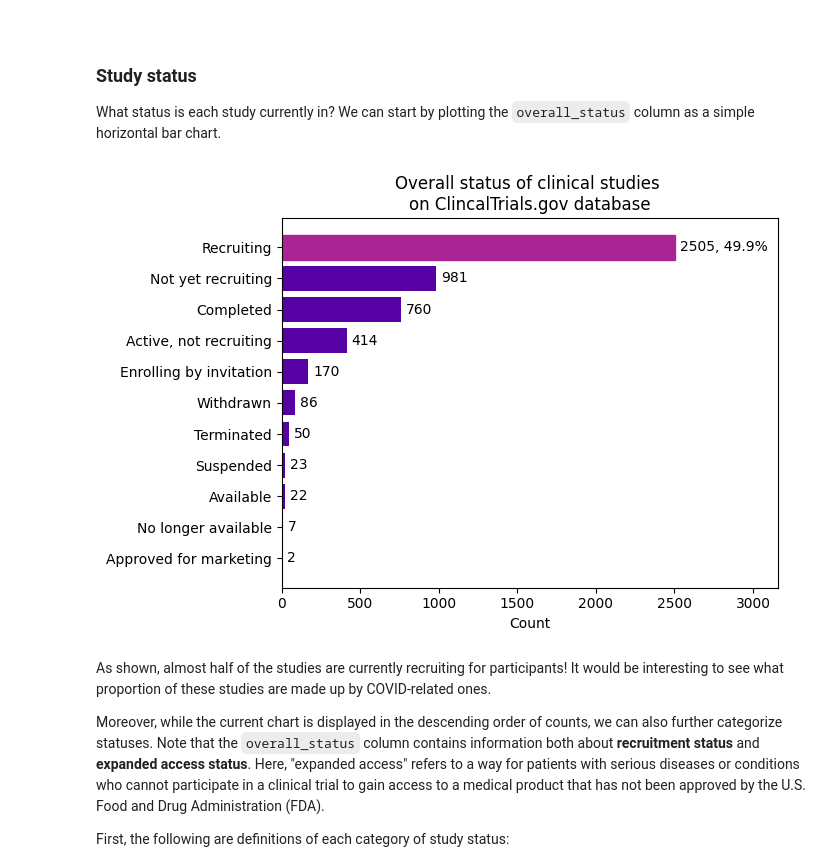
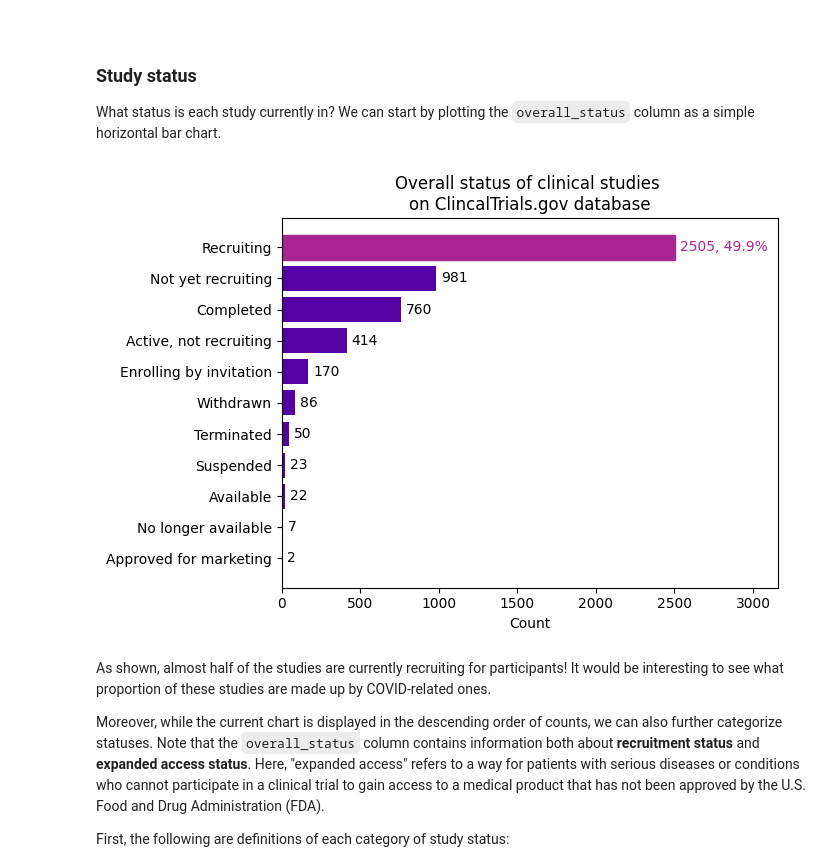
Before and after one commit to chels-kim/kaggle-covid-clintri, a Jupyter notebook: kaggle-covid-clintri/COVID-19 Clinical Trials.ipynb, the cells around one changed output. Cells and saved outputs as stored; diff of their text form; code cells hidden in the pictures.

```diff
--- a/kaggle-covid-clintri/COVID-19 Clinical Trials.ipynb
+++ b/kaggle-covid-clintri/COVID-19 Clinical Trials.ipynb
@@ -488,35 +494,35 @@ def mybarh_df(catvar, varcounts, colourmap='plasma', xlabel='Count', title='', d
     ax.invert_yaxis()  # labels read top-to-bottom
     ax.set_xlabel(xlabel)
     ax.set_title(title)
 
     _, xmax = plt.xlim()
     if diffColourIdx != None:
         xmax *= 1.2
     else:
         xmax *= 1.1
     plt.xlim(0, xmax)
 
     for i, c in enumerate(varcounts):
         if (i in diffColourIdx):
             ax.text(c + xmax*0.01, i,
                 '{}, {:.1f}%'.format(c, c/np.sum(varcounts)*100),
-                color='black', ha='left', va='center')
+                color=colours_list[1], ha='left', va='center')
         else:
             ax.text(c + xmax*0.01, i,
                 str(c),
                 color='black', ha='left', va='center')
 
     return plt.show()
 
 # Plot
 catvar = df_studies['overall_status'].value_counts().index
 varcounts = df_studies['overall_status'].value_counts().values
 
 mybarh_df(catvar, varcounts,
            title='Overall status of clinical studies \n'
                 'on ClincalTrials.gov database')
 # %% [output]
-[figure, old version]
+[figure, new version]
 # %% [markdown]
 
 
```
Also changed, not shown: parts of 16 cells of this notebook.
